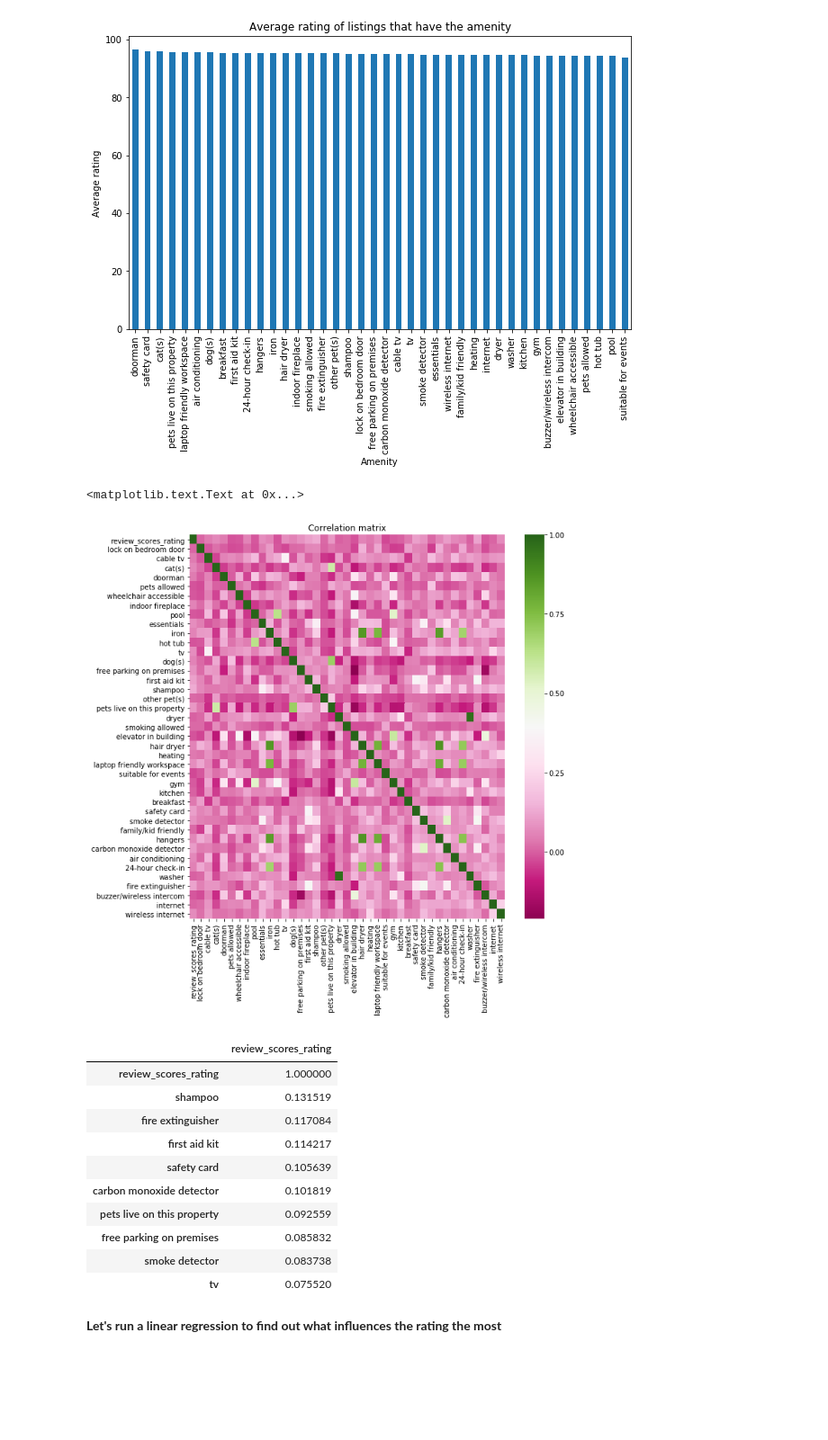
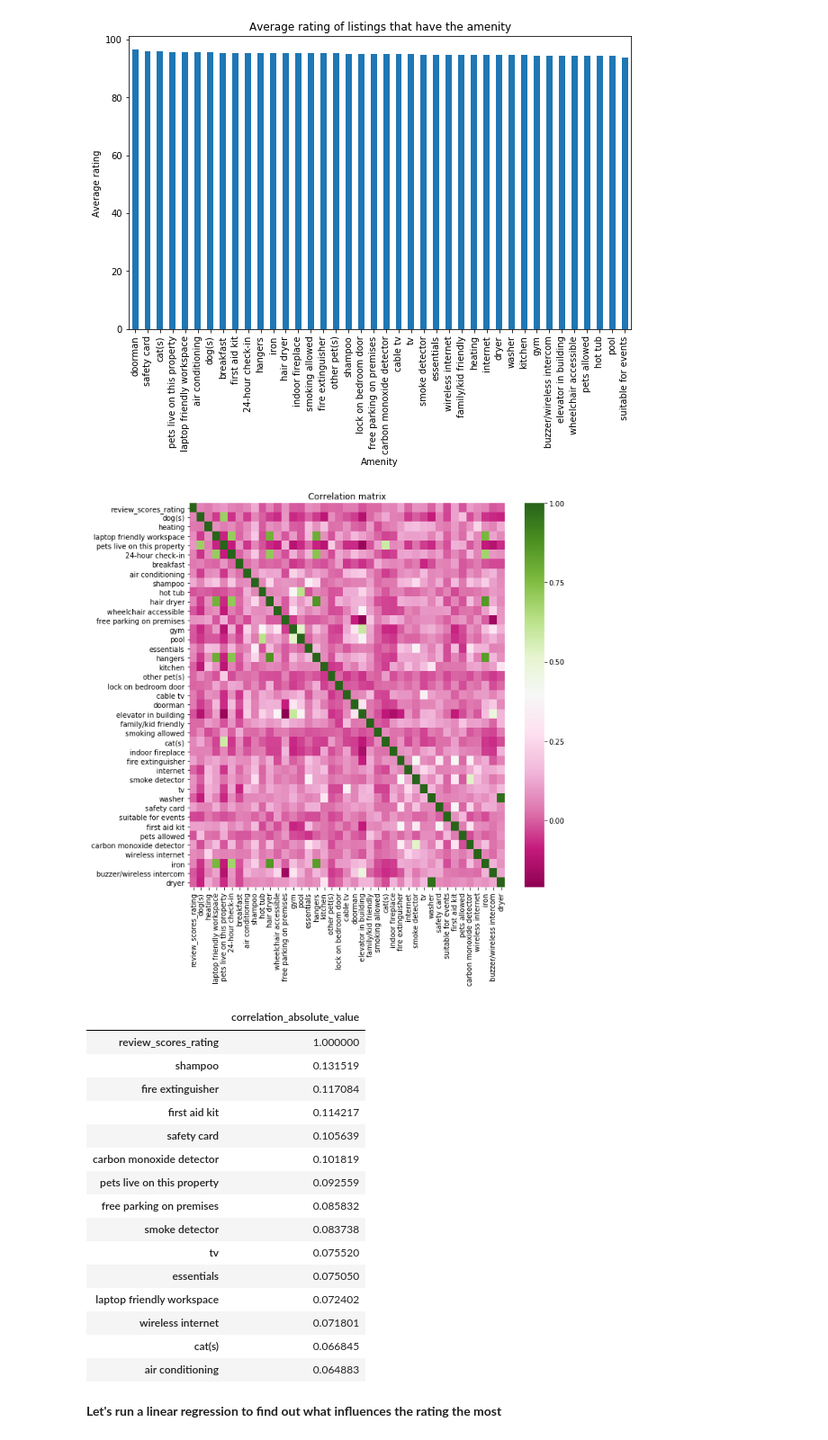
Before and after one commit to Robinhohocepied/airbnb-seattle-data, a Jupyter notebook: AirBnB+Seattle+Data.ipynb, the cells around one changed output. Shown at 90% size. Cells and saved outputs as stored; diff of their text form; code cells hidden in the pictures; blank space fills up the shorter version.

```diff
--- a/AirBnB+Seattle+Data.ipynb
+++ b/AirBnB+Seattle+Data.ipynb
@@ -486,6 +512,7 @@ def correlation_feature(data, feature):
     '''
 
     corr_df = pd.DataFrame(data.corr()[feature]).abs().sort_values(feature, ascending=False)
+    corr_df.columns = ['correlation_absolute_value']
     return corr_df
 
 correlation_feature(listings_q1,'host_acceptance_rate').head(10)
@@ -827,17 +862,16 @@ def corr_matrix(data, size):
 
     fig, ax = plt.subplots(figsize=size)
     sns.heatmap(data.corr(), ax = ax, cmap = 'PiYG')
+    plt.title('Correlation matrix')
 
 corr_matrix(ratings_amenities, (10,10))
-plt.title('Correlation matrix')
 # %% [output]
-<matplotlib.text.Text at 0x...>
-[figure, old version]
+[figure, new version]
 # %%
 # Let's look at the top 10 variables the most correlated with the ratings
-correlation_feature(ratings_amenities,'review_scores_rating').head(10)
+correlation_feature(ratings_amenities,'review_scores_rating').head(15)
 # %% [output]
-|  | review_scores_rating |
+|  | correlation_absolute_value |
 | review_scores_rating | 1.000000 |
 | shampoo | 0.131519 |
 | fire extinguisher | 0.117084 |
@@ -848,6 +882,11 @@ correlation_feature(ratings_amenities,'review_scores_rating').head(10)
 | free parking on premises | 0.085832 |
 | smoke detector | 0.083738 |
 | tv | 0.075520 |
+| essentials | 0.075050 |
+| laptop friendly workspace | 0.072402 |
+| wireless internet | 0.071801 |
+| cat(s) | 0.066845 |
+| air conditioning | 0.064883 |
 # %% [markdown]
 **Let's run a linear regression to find out what influences the rating the most**
 # %%
```
Also changed, not shown: parts of 31 cells of this notebook.
